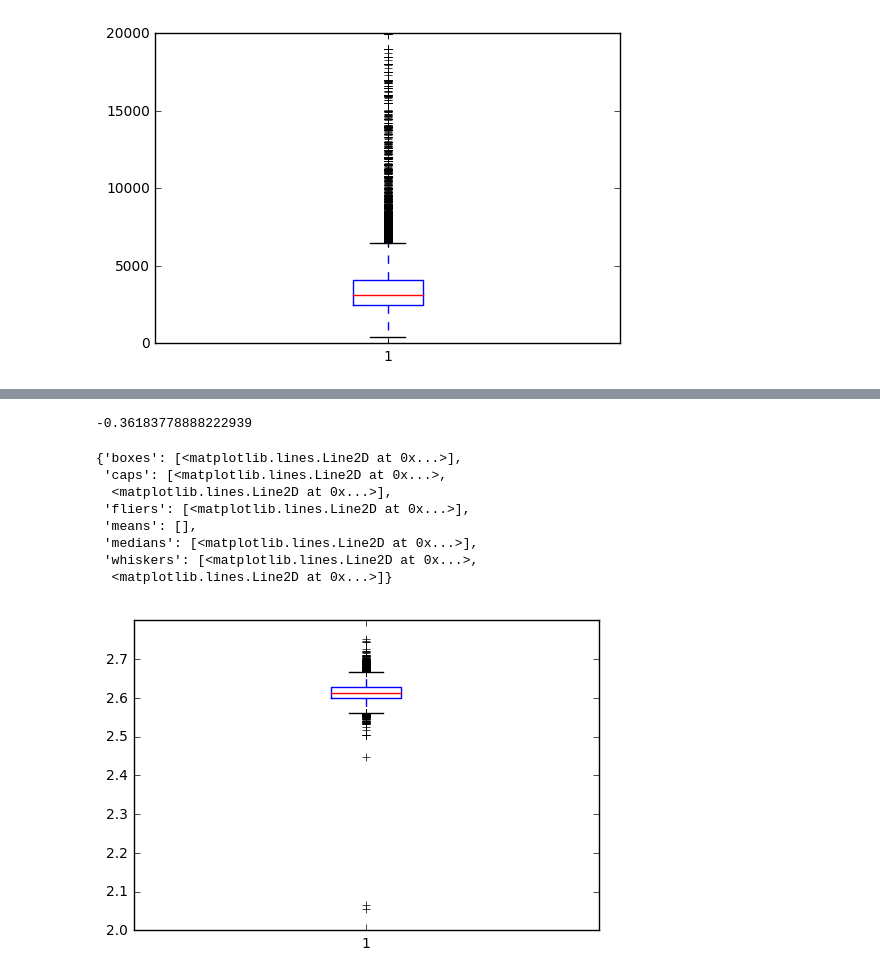
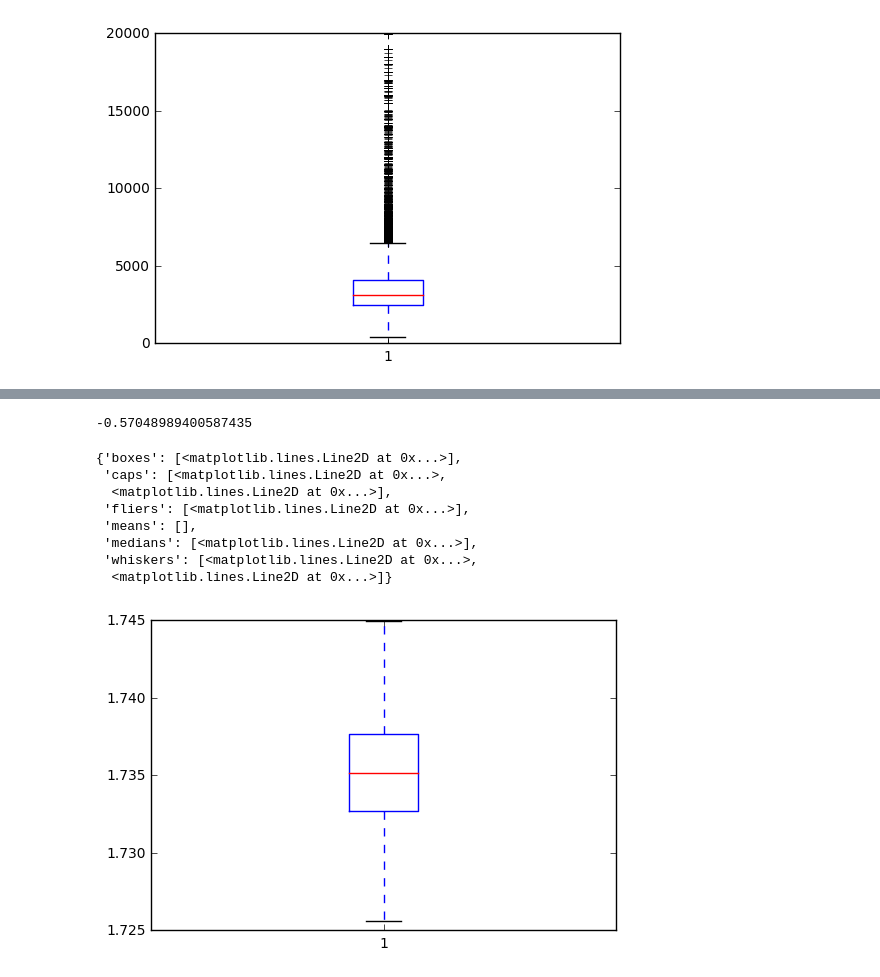
Before and after one commit to wenty2015/rental_listing, a Jupyter notebook: data_processing.ipynb, the cells around one changed output, grey strips where cells are left out. Saved outputs shown, nothing was run; the diff lists cells and outputs as text; code cells hidden in the pictures.

```diff
--- a/data_processing.ipynb
+++ b/data_processing.ipynb
@@ -104,17 +171,17 @@ plt.show()
 # %%
-price, Lambda = stat.boxcox(train_data['price'])
+train_data['price'], Lambda = stat.boxcox(train_data['price'].clip(1475,13000))
 Lambda
 # %% [output]
--0.36183778888222939
+-0.57048989400587435
 # %%
-plt.boxplot(price)
+plt.boxplot(train_data['price'].values)
 # %% [output]
 {'boxes': [<matplotlib.lines.Line2D at 0x...>],
  'caps': [<matplotlib.lines.Line2D at 0x...>,
   <matplotlib.lines.Line2D at 0x...>],
  'fliers': [<matplotlib.lines.Line2D at 0x...>],
  'means': [],
  'medians': [<matplotlib.lines.Line2D at 0x...>],
  'whiskers': [<matplotlib.lines.Line2D at 0x...>,
   <matplotlib.lines.Line2D at 0x...>]}
-[figure, old version]
+[figure, new version]
```
Also changed, not shown: parts of 14 cells of this notebook.
